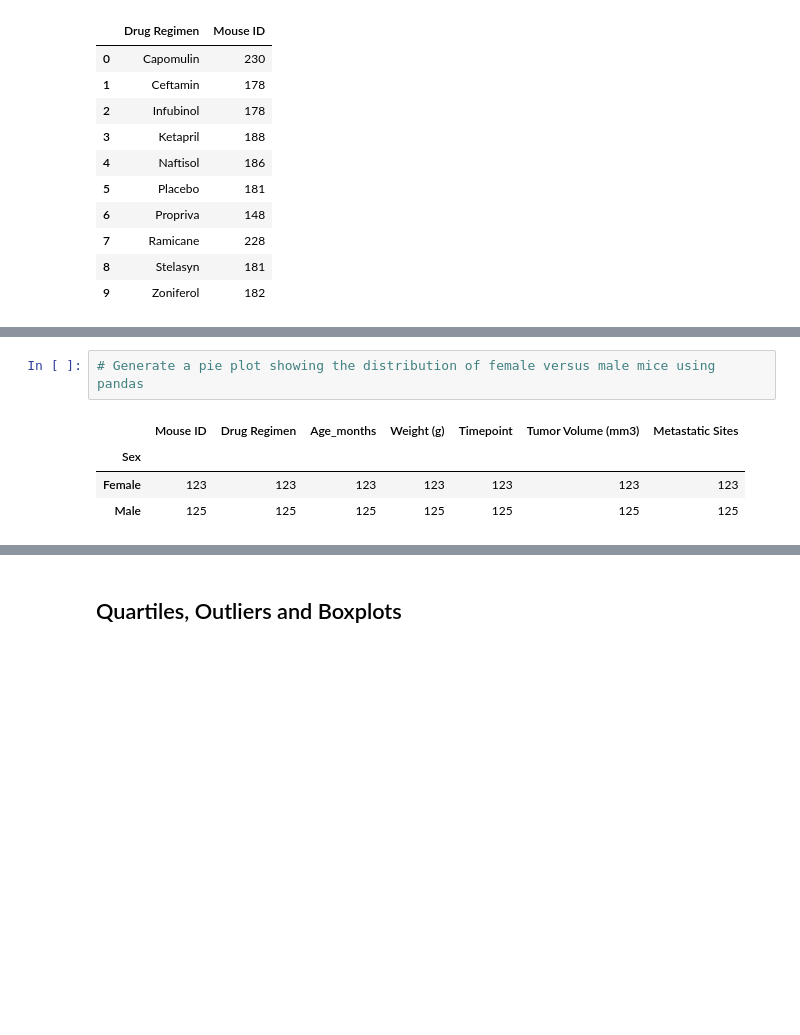
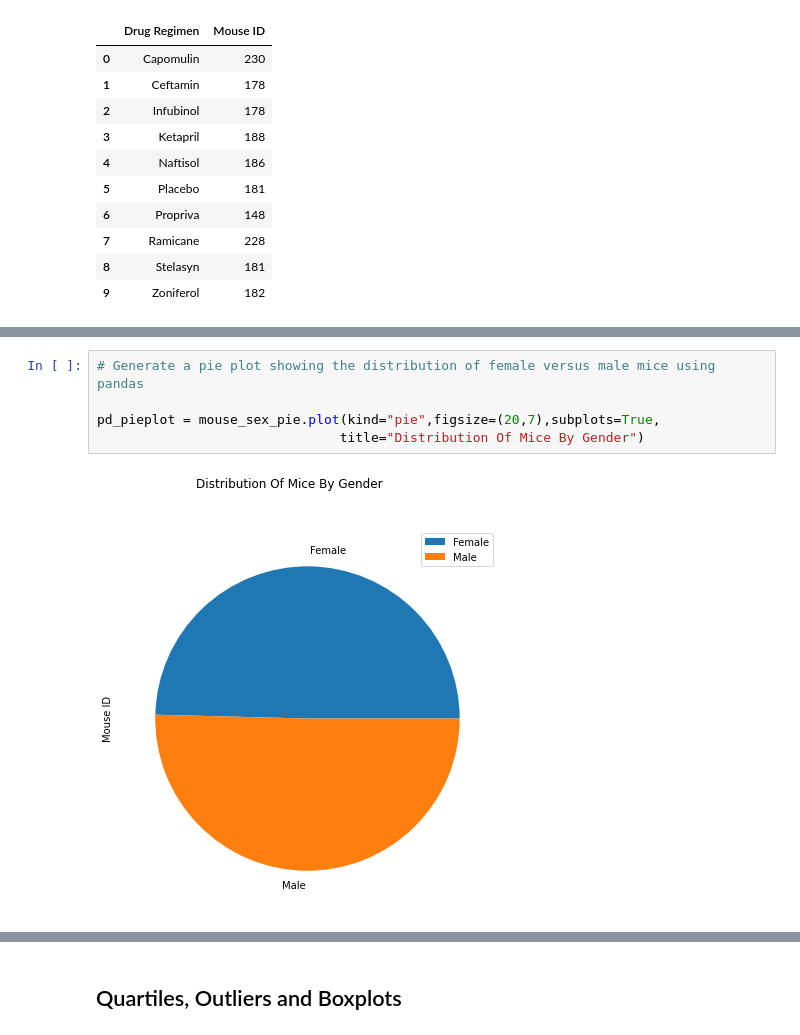
Before and after one commit to eddie0rNot/pymaceuticals-challenge, a Jupyter notebook: pymaceuticals_final.ipynb, the cells around one changed output, grey strips where cells are left out. Drawn from its saved outputs; the diff is of its cells as text; blank space fills up the shorter version.

Commit message:
finished pie charts

```diff
--- a/pymaceuticals_final.ipynb
+++ b/pymaceuticals_final.ipynb
@@ -340,7 +342,7 @@ mouse_sex_groupby.head()
 # %%
 # Generate a pie plot showing the distribution of female versus male mice using pandas
+
+pd_pieplot = mouse_sex_pie.plot(kind="pie",figsize=(20,7),subplots=True,
+                               title="Distribution Of Mice By Gender")
 # %% [output]
-|  | Mouse ID | Drug Regimen | Age_months | Weight (g) | Timepoint | Tumor Volume (mm3) | Metastatic Sites |
-| Sex |  |  |  |  |  |  |  |
-| Female | 123 | 123 | 123 | 123 | 123 | 123 | 123 |
-| Male | 125 | 125 | 125 | 125 | 125 | 125 | 125 |
+[figure, added]
```
Also changed, not shown: parts of 4 cells of this notebook.
